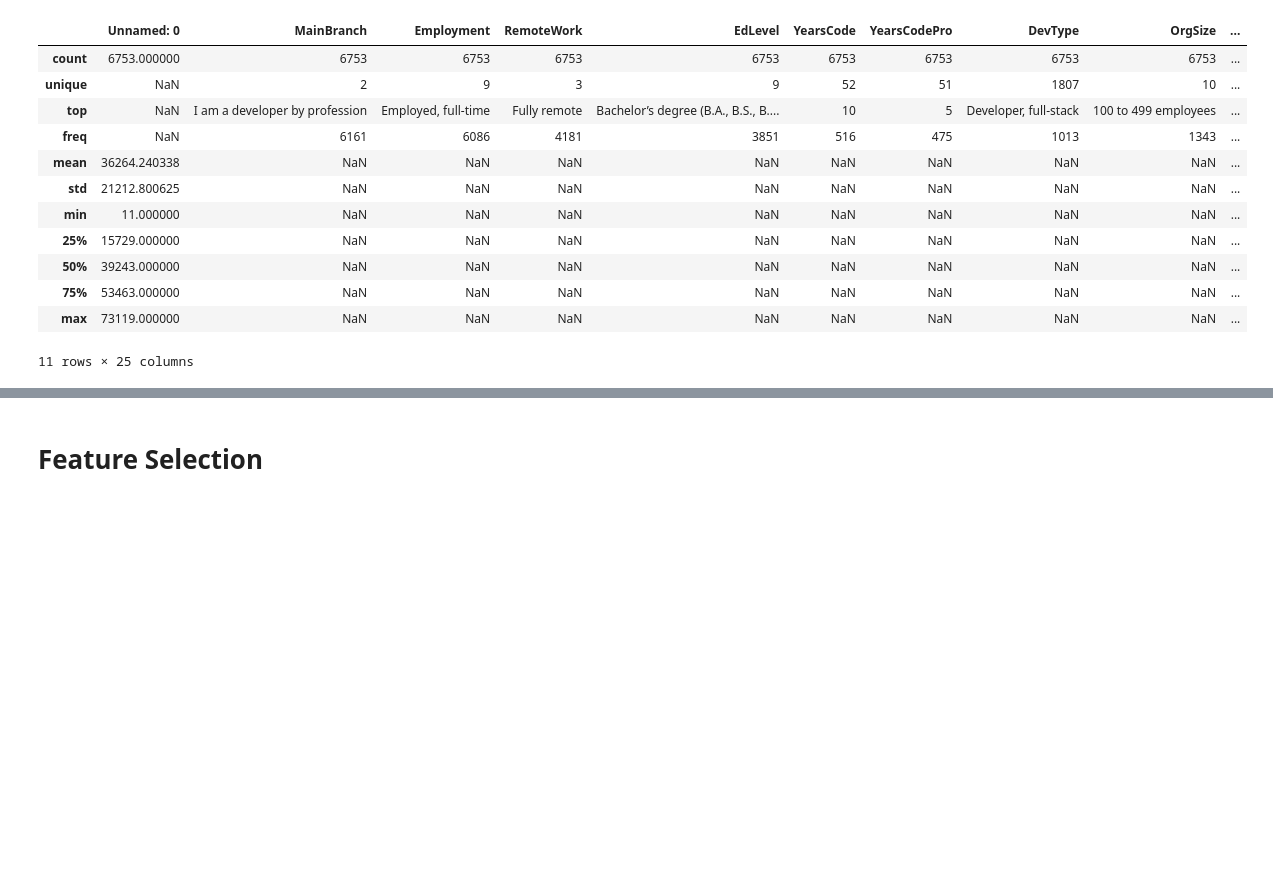
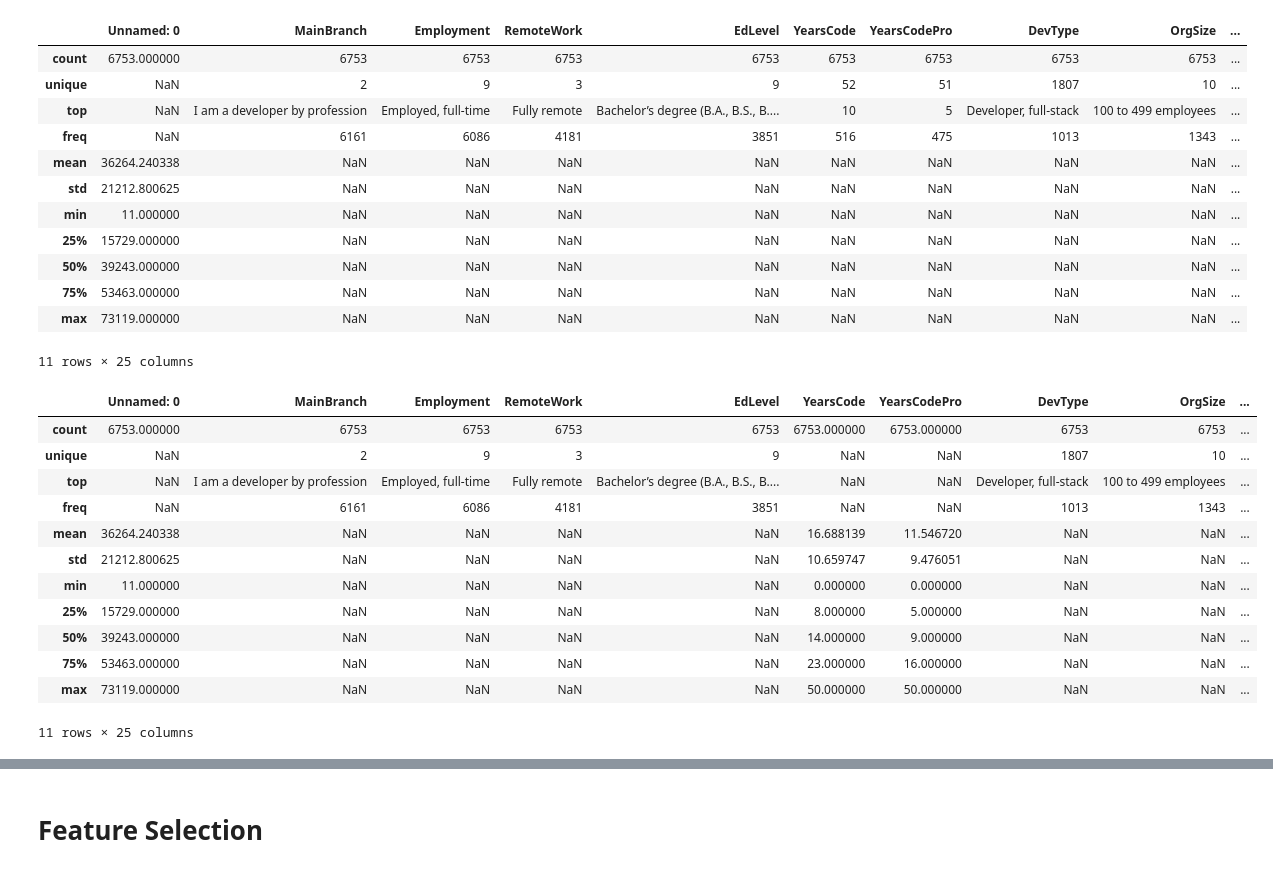
Before and after one commit to UBC-MDS/DSCI522-Group16-2022, a Jupyter notebook: preliminary_preprocessing.ipynb, the cells around one changed output, grey strips where cells are left out. Drawn from its saved outputs; the diff is of its cells as text; code cells hidden in the pictures; blank space fills up the shorter version.

```diff
--- a/preliminary_preprocessing.ipynb
+++ b/preliminary_preprocessing.ipynb
@@ -75 +105,20 @@ age_order = ['Prefer not to say', 'Under 18 years old', '18-24 years old','25-34
+# %%
+# replace nan values from the multianswer_cols
+train_df_filtered = write_na_values_for_cols(train_df_filtered, multianswer_cols)
+# %%
+train_df_filtered.describe(include='all')
+# %% [output]
+|  | Unnamed: 0 | MainBranch | Employment | RemoteWork | EdLevel | YearsCode | YearsCodePro | DevType | OrgSize | ... |
+| count | 6753.000000 | 6753 | 6753 | 6753 | 6753 | 6753.000000 | 6753.000000 | 6753 | 6753 | ... |
+| unique | NaN | 2 | 9 | 3 | 9 | NaN | NaN | 1807 | 10 | ... |
+| top | NaN | I am a developer by profession | Employed, full-time | Fully remote | Bachelor’s degree (B.A., B.S., B.... | NaN | NaN | Developer, full-stack | 100 to 499 employees | ... |
+| freq | NaN | 6161 | 6086 | 4181 | 3851 | NaN | NaN | 1013 | 1343 | ... |
+| mean | 36264.240338 | NaN | NaN | NaN | NaN | 16.688139 | 11.546720 | NaN | NaN | ... |
+| std | 21212.800625 | NaN | NaN | NaN | NaN | 10.659747 | 9.476051 | NaN | NaN | ... |
+| min | 11.000000 | NaN | NaN | NaN | NaN | 0.000000 | 0.000000 | NaN | NaN | ... |
+| 25% | 15729.000000 | NaN | NaN | NaN | NaN | 8.000000 | 5.000000 | NaN | NaN | ... |
+| 50% | 39243.000000 | NaN | NaN | NaN | NaN | 14.000000 | 9.000000 | NaN | NaN | ... |
+| 75% | 53463.000000 | NaN | NaN | NaN | NaN | 23.000000 | 16.000000 | NaN | NaN | ... |
+| max | 73119.000000 | NaN | NaN | NaN | NaN | 50.000000 | 50.000000 | NaN | NaN | ... |
+11 rows × 25 columns
 # %%
```
Also changed, not shown: parts of 21 cells of this notebook.
